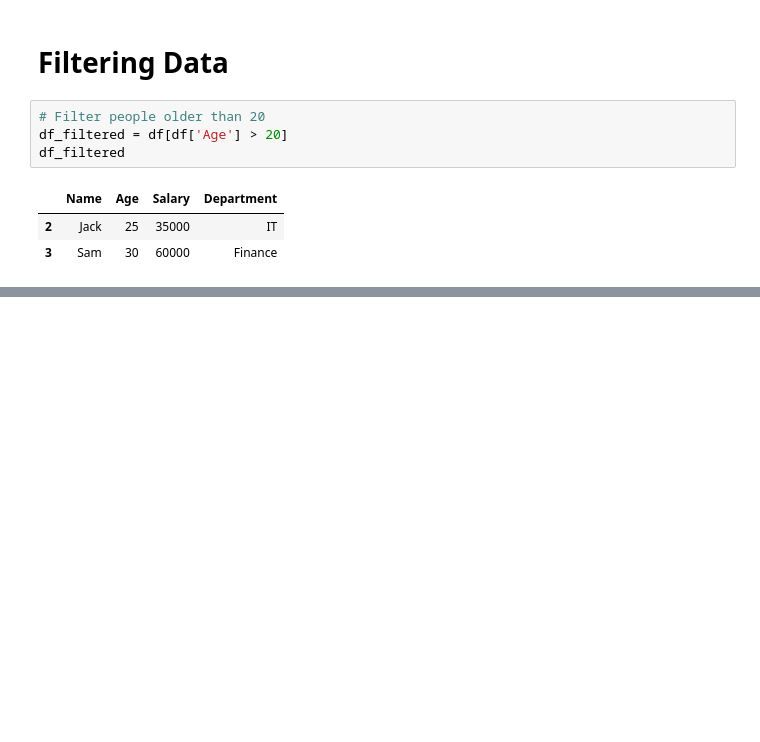
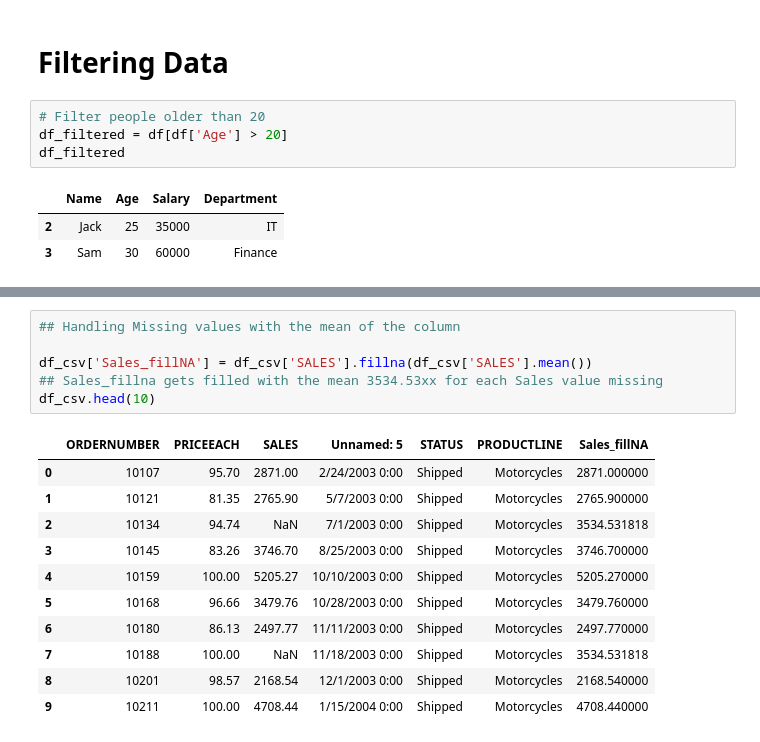
Before and after one commit to ANAS-10261/My-ML-Journey, a Jupyter notebook: Python/2. Data Analysis Frameworks/13.3 Data Manipulation With Pandas And Numpy.ipynb, the cells around one changed output, grey strips where cells are left out. Cells and saved outputs as stored; diff of their text form; blank space fills up the shorter version.

```diff
--- a/Python/2. Data Analysis Frameworks/13.3 Data Manipulation With Pandas And Numpy.ipynb
+++ b/Python/2. Data Analysis Frameworks/13.3 Data Manipulation With Pandas And Numpy.ipynb
@@ -212,0 +147,18 @@ product_analysis
+# %%
+## Handling Missing values with the mean of the column
+
+df_csv['Sales_fillNA'] = df_csv['SALES'].fillna(df_csv['SALES'].mean())
+## Sales_fillna gets filled with the mean 3534.53xx for each Sales value missing
+df_csv.head(10)
+# %% [output]
+|  | ORDERNUMBER | PRICEEACH | SALES | Unnamed: 5 | STATUS | PRODUCTLINE | Sales_fillNA |
+| 0 | 10107 | 95.70 | 2871.00 | 2/24/2003 0:00 | Shipped | Motorcycles | 2871.000000 |
+| 1 | 10121 | 81.35 | 2765.90 | 5/7/2003 0:00 | Shipped | Motorcycles | 2765.900000 |
+| 2 | 10134 | 94.74 | NaN | 7/1/2003 0:00 | Shipped | Motorcycles | 3534.531818 |
+| 3 | 10145 | 83.26 | 3746.70 | 8/25/2003 0:00 | Shipped | Motorcycles | 3746.700000 |
+| 4 | 10159 | 100.00 | 5205.27 | 10/10/2003 0:00 | Shipped | Motorcycles | 5205.270000 |
+| 5 | 10168 | 96.66 | 3479.76 | 10/28/2003 0:00 | Shipped | Motorcycles | 3479.760000 |
+| 6 | 10180 | 86.13 | 2497.77 | 11/11/2003 0:00 | Shipped | Motorcycles | 2497.770000 |
+| 7 | 10188 | 100.00 | NaN | 11/18/2003 0:00 | Shipped | Motorcycles | 3534.531818 |
+| 8 | 10201 | 98.57 | 2168.54 | 12/1/2003 0:00 | Shipped | Motorcycles | 2168.540000 |
+| 9 | 10211 | 100.00 | 4708.44 | 1/15/2004 0:00 | Shipped | Motorcycles | 4708.440000 |
```
Also changed, not shown: parts of 44 cells of this notebook.
